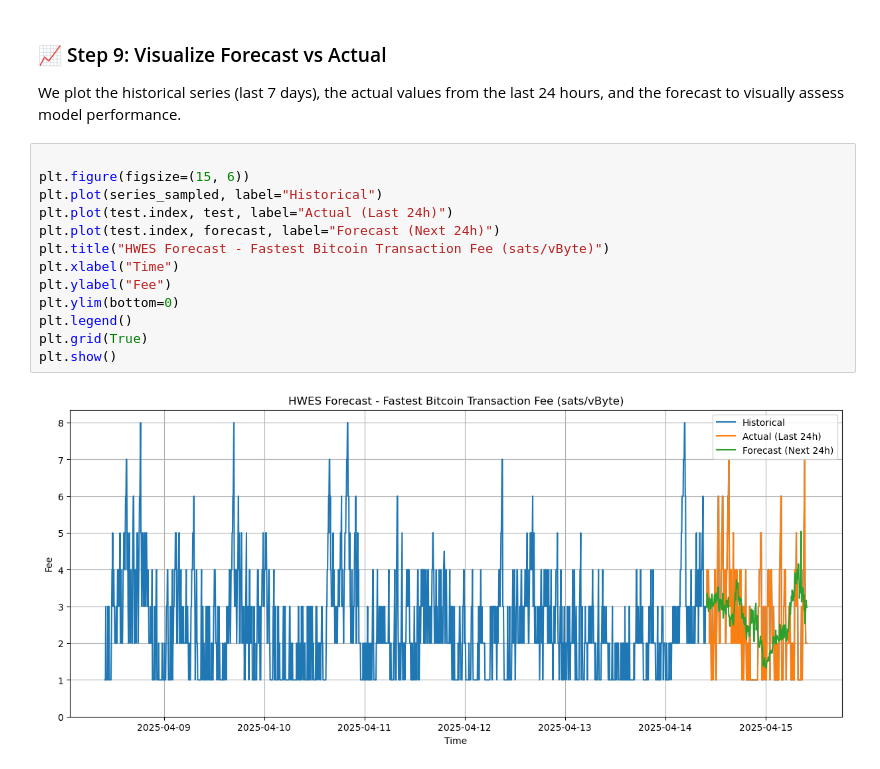
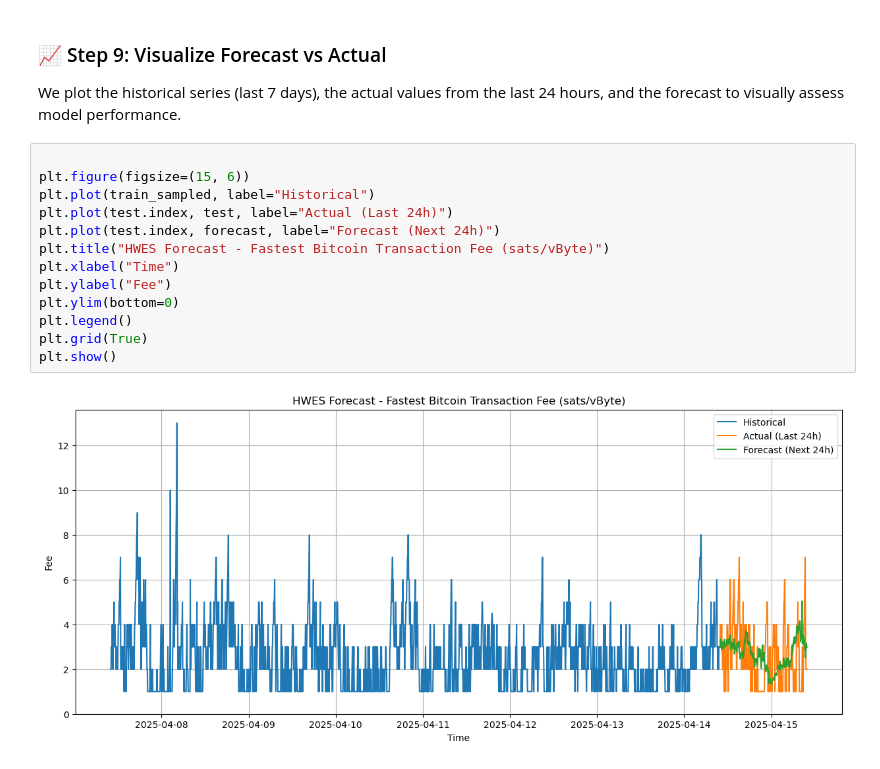
Before and after one commit to UBC-MDS/Capstone_SatCast_Trilemma, a Jupyter notebook: analysis/baseline_hwes.ipynb, the cells around one changed output. Saved outputs shown, nothing was run; the diff lists cells and outputs as text.

Commit message:
minor visualization update

```diff
--- a/analysis/baseline_hwes.ipynb
+++ b/analysis/baseline_hwes.ipynb
@@ -206,15 +206,15 @@ We plot the historical series (last 7 days), the actual values from the last 24
 # %%
 
 plt.figure(figsize=(15, 6))
-plt.plot(series_sampled, label="Historical")
+plt.plot(train_sampled, label="Historical")
 plt.plot(test.index, test, label="Actual (Last 24h)")
 plt.plot(test.index, forecast, label="Forecast (Next 24h)")
 plt.title("HWES Forecast - Fastest Bitcoin Transaction Fee (sats/vByte)")
 plt.xlabel("Time")
 plt.ylabel("Fee")
 plt.ylim(bottom=0)
 plt.legend()
 plt.grid(True)
 plt.show()
 # %% [output]
-[figure, old version]
+[figure, new version]
```
